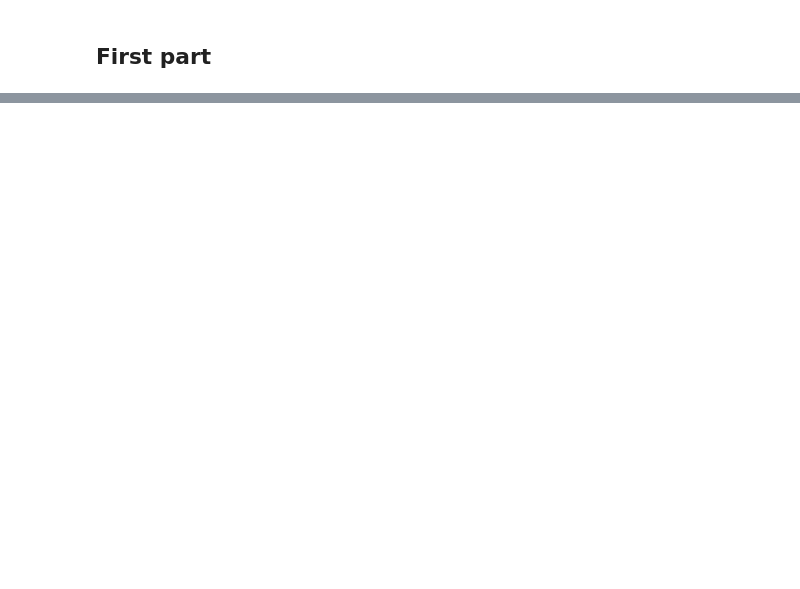
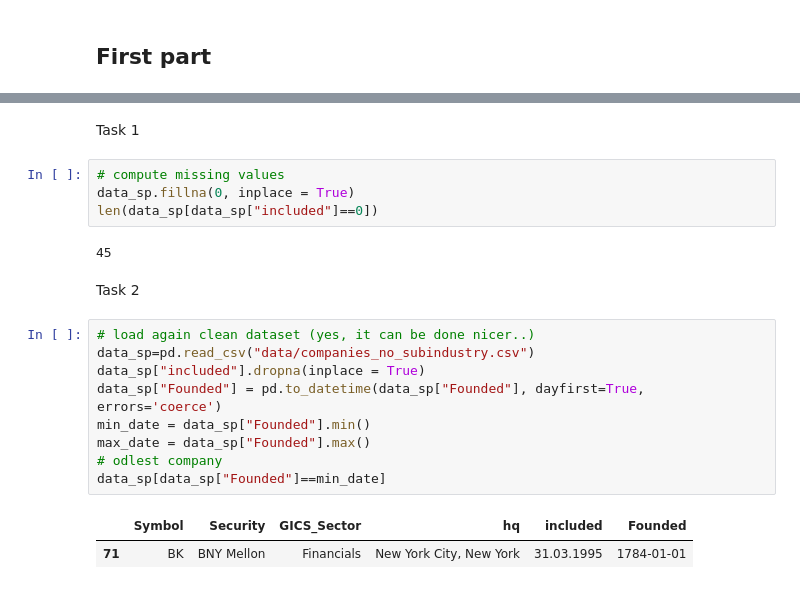
Before and after one commit to MichalS16/Data-processing-in-Python, a Jupyter notebook: midterm.ipynb, the cells around one changed output, grey strips where cells are left out. Drawn from its saved outputs; the diff is of its cells as text; blank space fills up the shorter version.

```diff
--- a/midterm.ipynb
+++ b/midterm.ipynb
@@ -35,0 +105,22 @@ NameError: name 'pd' is not defined
+# %% [markdown]
+Task 1
+# %%
+# compute missing values
+data_sp.fillna(0, inplace = True)
+len(data_sp[data_sp["included"]==0])
+# %% [output]
+45
+# %% [markdown]
+Task 2
+# %%
+# load again clean dataset (yes, it can be done nicer..)
+data_sp=pd.read_csv("data/companies_no_subindustry.csv")
+data_sp["included"].dropna(inplace = True)
+data_sp["Founded"] = pd.to_datetime(data_sp["Founded"], dayfirst=True, errors='coerce')
+min_date = data_sp["Founded"].min()
+max_date = data_sp["Founded"].max()
+# odlest company
+data_sp[data_sp["Founded"]==min_date]
+# %% [output]
+|  | Symbol | Security | GICS_Sector | hq | included | Founded |
+| 71 | BK | BNY Mellon | Financials | New York City, New York | 31.03.1995 | 1784-01-01 |
```
Also changed, not shown: parts of 19 cells of this notebook, 5 other files.
